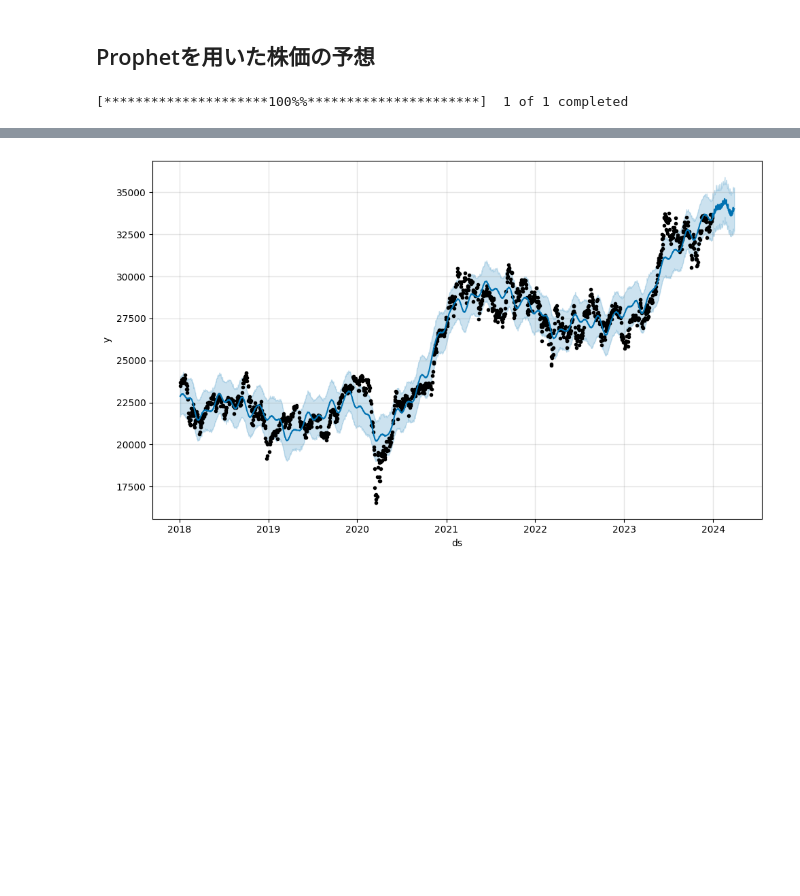
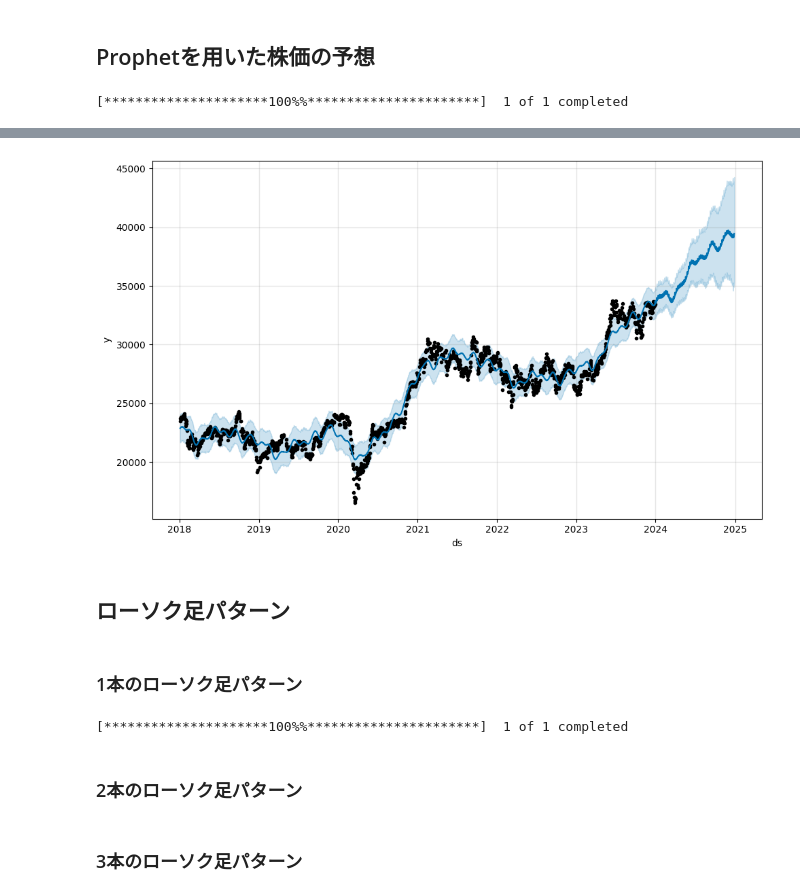
Before and after one commit to KOHTA0405/stock_price, a Jupyter notebook: stock_price.ipynb, the cells around one changed output, grey strips where cells are left out. Cells and saved outputs as stored; diff of their text form; code cells hidden in the pictures; blank space fills up the shorter version.

```diff
--- a/stock_price.ipynb
+++ b/stock_price.ipynb
@@ -1397,7 +1397,7 @@ df = df.rename(columns={"Close": "y"})
 prop = Prophet()
 prop.fit(df)
 
-future = prop.make_future_dataframe(periods=90)
+future = prop.make_future_dataframe(periods=365)
 forecast = prop.predict(future)
 fig = prop.plot(forecast)
 # %% [output]
@@ -1407,6 +1407,66 @@ fig = prop.plot(forecast)
 
 The behavior of DatetimeProperties.to_pydatetime is deprecated, in a future version this will return a Series containing python datetime objects instead of an ndarray. To retain the old behavior, call ...
 
 
 The behavior of DatetimeProperties.to_pydatetime is deprecated, in a future version this will return a Series containing python datetime objects instead of an ndarray. To retain the old behavior, call ...
-[figure, old version]
+[figure, new version]
+# %% [markdown]
+## ローソク足パターン
+# %% [markdown]
+### 1本のローソク足パターン
+# %%
+# ロウソク足チャートの描画
+code = 4911
+name = "資生堂"
+df = get_stock_data("4911", "2020-01-01", "2023-12-31", "1d")
+
+# 丸坊主の検出
+# チャートに表示するテキスト
+marubozu = ta.CDLMARUBOZU(df["Open"], df["High"], df["Low"], df["Close"])
+df["marubozu_text"] = marubozu.replace({100: "買い", -100: "売り", 0: ""})
+# チャートに表示するマーカーの位置を算出
+df["marubozu_marker"] = (marubozu / 100 * df["High"]).abs().replace({0: np.nan})
+
+rdf = df[dt.datetime(2023, 1, 1) : dt.datetime(2023, 12, 31)]
+
+# レイアウトの定義
+layout = {
+    "title": {"text": f"{code} {name}", "x": 0.5},
+    "xaxis": {"title": "日付", "rangeslider": {"visible": False}},
+    "yaxis": {"title": "価格（円）", "side": "left", "tickformat": ","},
+    "plot_bgcolor": "light blue",
+}
+
+# データ定義
+data = [
+    go.Candlestick(
+        x=rdf.index,
+        open=rdf["Open"],
+        high=rdf["High"],
+        low=rdf["Low"],
+        close=rdf["Close"],
+    ),
+    # 検出パターン
+    go.Scatter(
+        x=rdf.index,
+        y=rdf["marubozu_marker"],
+        mode="markers+text",
+        text=rdf["marubozu_text"],
+        textposition="top center",
+        name="丸坊主",
+        marker={"size": 12, "color": "blue", "opacity": 0.6},
+        textfont={"size": 14, "color": "black"},
+    ),
+]
+
+# グラフ生成
+fig = go.Figure(data=data, layout=go.Layout(layout))
+
+# 表示
+fig.show()
+# %% [output]
+[*********************100%%**********************]  1 of 1 completed
+# %% [markdown]
+### 2本のローソク足パターン
+# %% [markdown]
+### 3本のローソク足パターン
```
Also changed, not shown: parts of 1 cell of this notebook.
